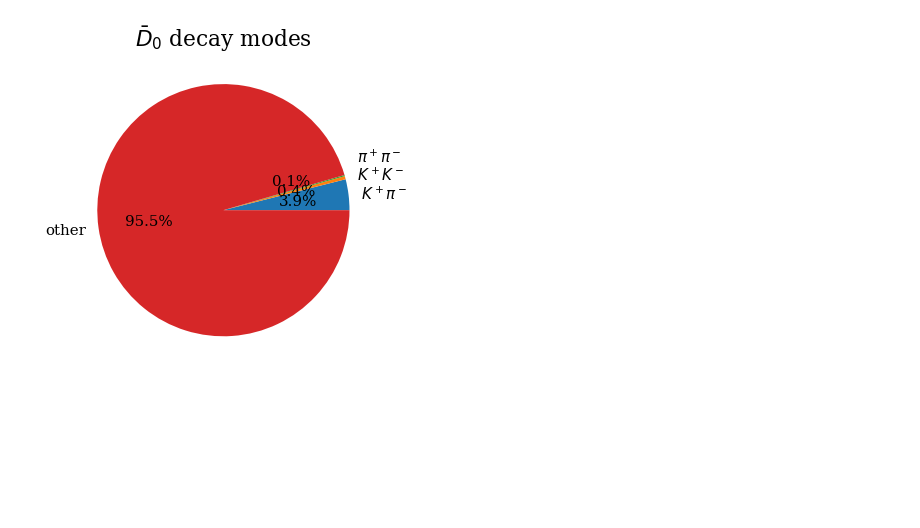
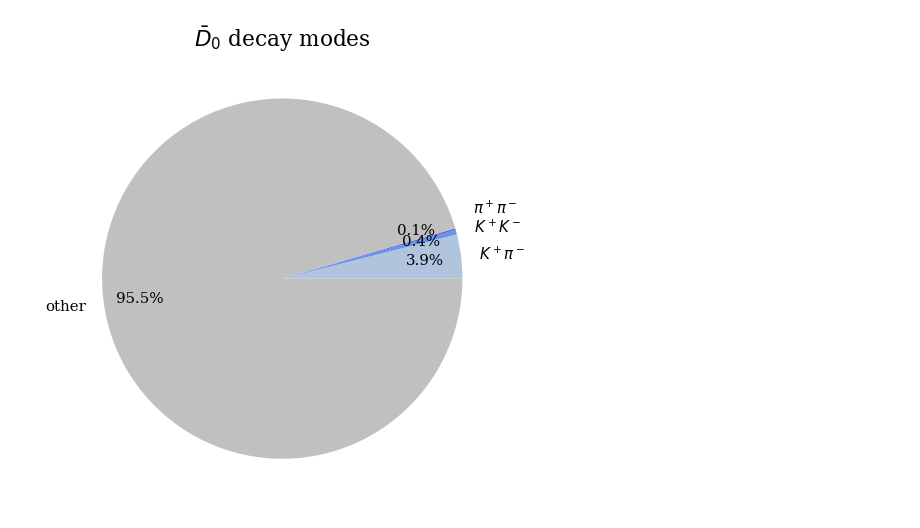
Before and after one commit to sebouh137/fcal_sim, a Jupyter notebook: PiCharts.ipynb, the cells around one changed output. Drawn from its saved outputs; the diff is of its cells as text; code cells hidden in the pictures; blank space fills up the shorter version.

Commit message:
Many Pie Charts

```diff
--- a/PiCharts.ipynb
+++ b/PiCharts.ipynb
@@ -54,26 +57,25 @@ Warning in <TDatabasePDG::TDatabasePDG>: object already instantiated
 # %%
 #D0 decay modes:
 fracs=[]
 labels=[]
 
 #add lines like these for several of the decay modes.
 labels.append("$K^+\pi^-$")
 fracs.append(3.947)
 
 labels.append("$K^+K^-$")
 fracs.append(.408)  #maybe we could enhance our statistics slightly by also including this decay mode.
 
 labels.append("$\pi^+\pi^-$\n\n")
 fracs.append(.1454)  #maybe?  maybe we could enhance our statistics slightly by also including this decay mode.
 
 
 fracs.append(100-sum(fracs))
 labels.append("other")
-
-autopct = lambda x: ('%.1f%%'%x if x>.3 else '%.1f%%  \n' %x)
-plt.pie(fracs, labels=labels, autopct=autopct)
+Dcolors=Sigmacolors = ("lightsteelblue","cornflowerblue","slateblue","silver")
+plt.pie(fracs, labels=labels, autopct=autopct,colors=Dcolors,pctdistance=0.8)
 plt.title("$\\bar D_0$ decay modes")
 plt.show()
 # %% [output]
-[figure, old version]
+[figure, new version]
 # %%
```
Also changed, not shown: parts of 7 cells of this notebook.
